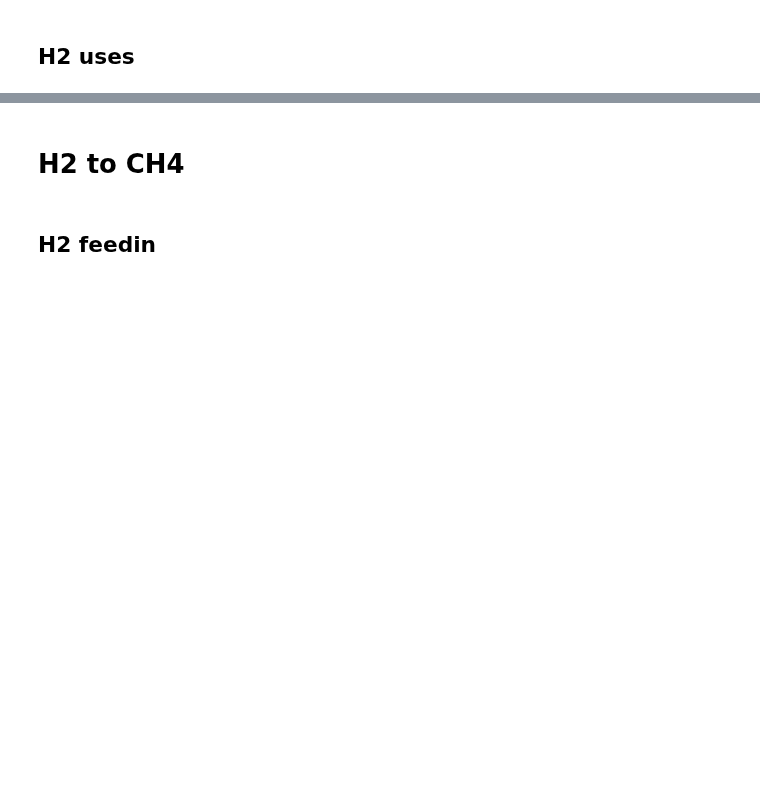
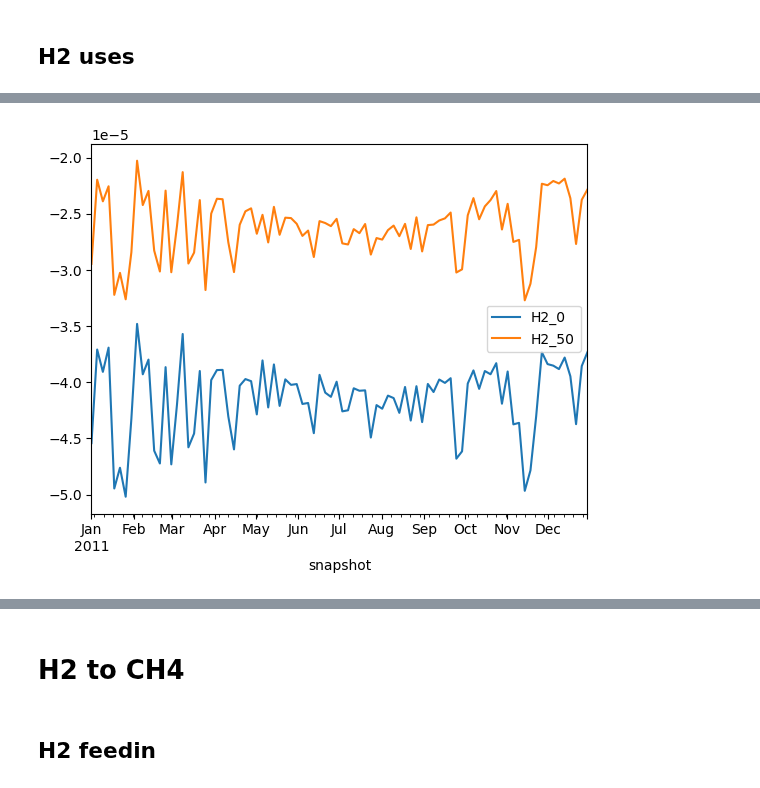
Before and after one commit to openego/eTraGo, a Jupyter notebook: etrago/gas_analysis_etrago.ipynb, the cells around one changed output, grey strips where cells are left out. Drawn from its saved outputs; the diff is of its cells as text; code cells hidden in the pictures; blank space fills up the shorter version.

```diff
--- a/etrago/gas_analysis_etrago.ipynb
+++ b/etrago/gas_analysis_etrago.ipynb
@@ -192,0 +336,4 @@ for key in networks:
+# %%
+a = []
+for i in network_H2share0.buses[network_H2share0.buses.carrier == 'CH4'].index:
+    a.append([i,len(network_H2share0.links.loc[network_H2share0.links.bus0==i])])
@@ -330,0 +540,5 @@ for key in networks:
+# %%
+for key in networks:
+    (networks[key].links_t.p1[networks[key].links.loc[networks[key].links.carrier=='H2_to_power'].index].sum(axis=1).resample('100h').mean()/1e3).plot(legend=True, label = key)
+# %% [output]
+[figure, added]
```
Also changed, not shown: parts of 46 cells of this notebook.
